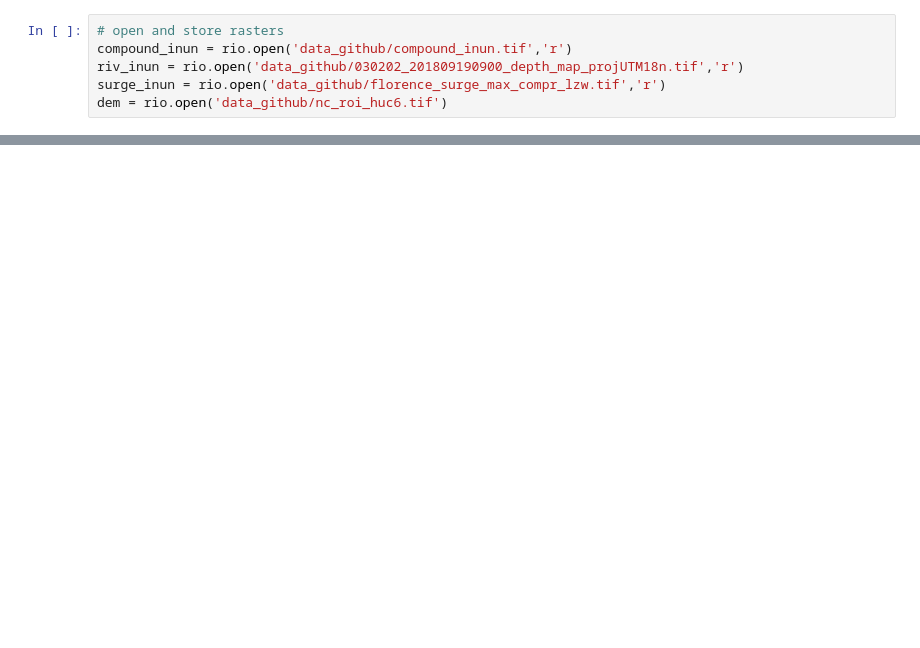
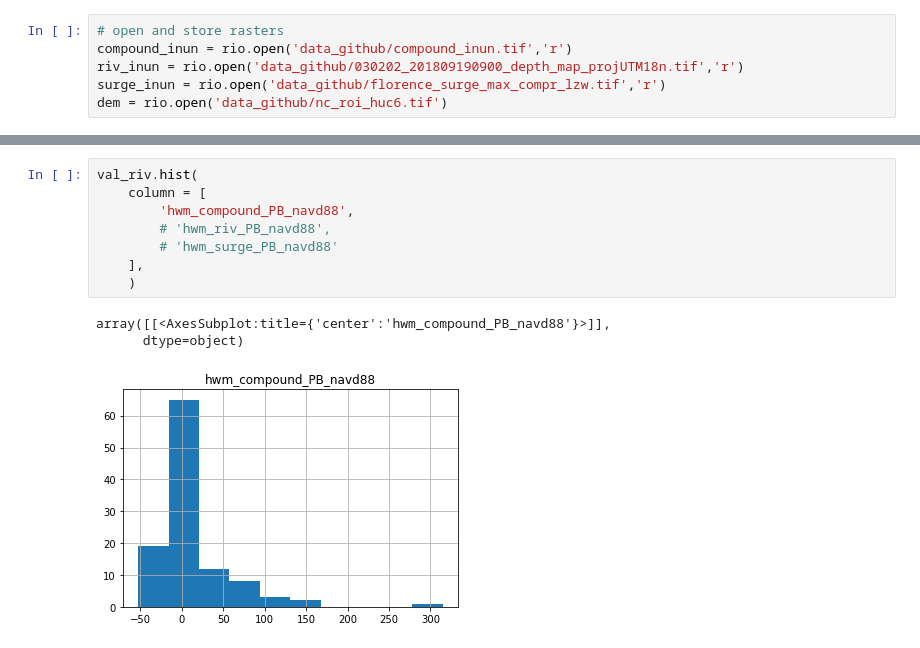
Before and after one commit to ankitghanghas/flood_are_here_si_2022, a Jupyter notebook: join_for_validation.ipynb, the cells around one changed output, grey strips where cells are left out. Cells and saved outputs as stored; diff of their text form; blank space fills up the shorter version.

```diff
--- a/join_for_validation.ipynb
+++ b/join_for_validation.ipynb
@@ -72,3 +105,15 @@ val_surge['pwl_surge_inun_diff'] = val_surge['pwl_surge_inun_diff'][val_surge['p
+# %%
+val_riv.hist(
+    column = [
+        'hwm_compound_PB_navd88',
+        # 'hwm_riv_PB_navd88',
+        # 'hwm_surge_PB_navd88'
+    ],
+    )
+# %% [output]
+array([[<AxesSubplot:title={'center':'hwm_compound_PB_navd88'}>]],
+      dtype=object)
+[figure, added]
 # %%
 val_riv.boxplot(
     column = [
```
Also changed, not shown: parts of 11 cells of this notebook.
